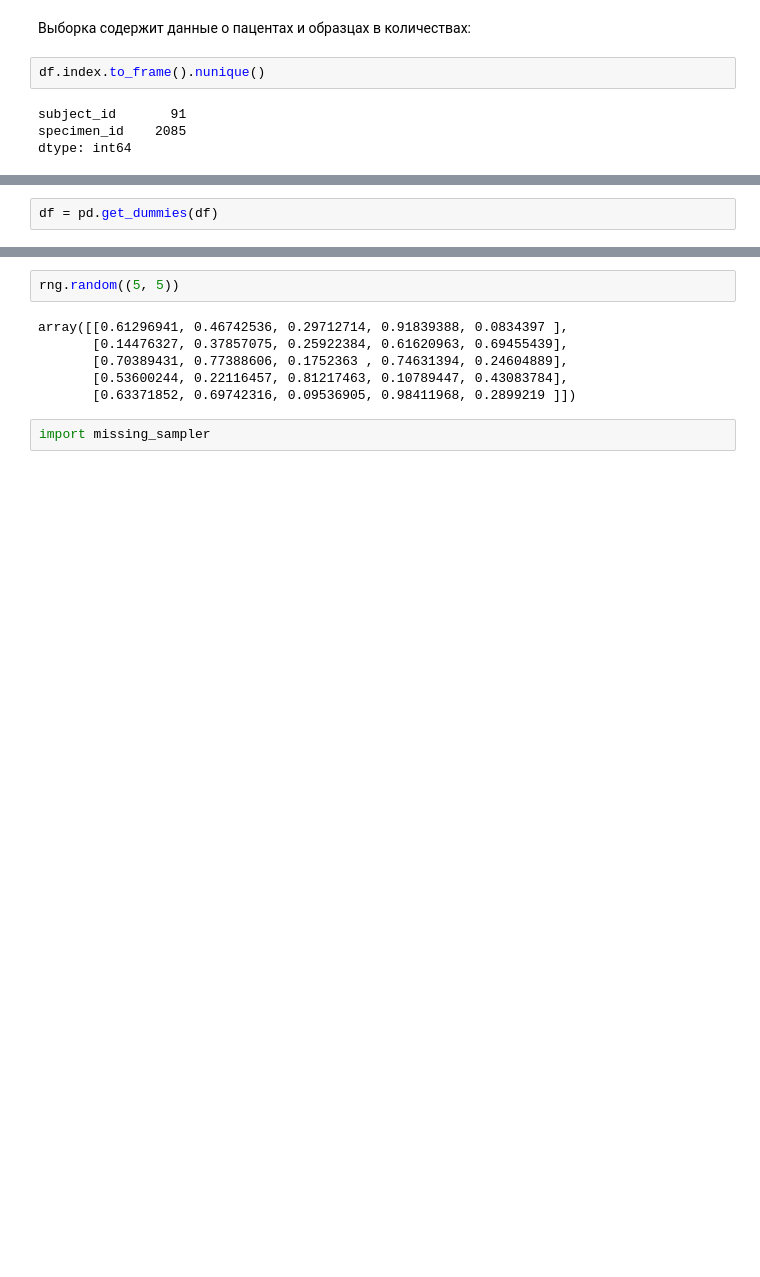
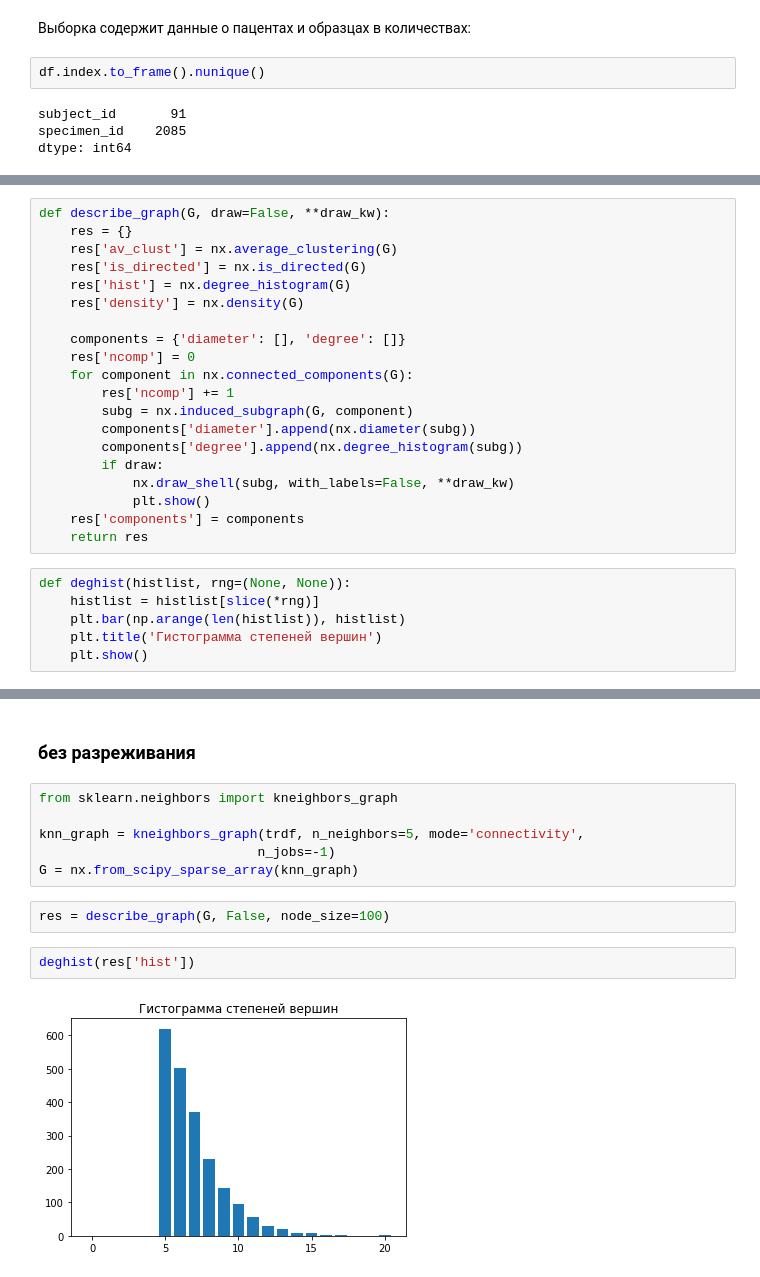
Before and after one commit to leostre/labevent, a Jupyter notebook: src/wide_format_EDA.ipynb, the cells around one changed output, grey strips where cells are left out. Drawn from its saved outputs; the diff is of its cells as text; blank space fills up the shorter version.

Commit message:
different graph initializations

```diff
--- a/src/wide_format_EDA.ipynb
+++ b/src/wide_format_EDA.ipynb
@@ -33,3 +67,27 @@ df.loc[:, cols] = df[cols].astype(int)
+# %%
+def describe_graph(G, draw=False, **draw_kw):
+    res = {}
+    res['av_clust'] = nx.average_clustering(G)
+    res['is_directed'] = nx.is_directed(G)
+    res['hist'] = nx.degree_histogram(G)
+    res['density'] = nx.density(G)
+
+    components = {'diameter': [], 'degree': []}
+    res['ncomp'] = 0
+    for component in nx.connected_components(G):
+        res['ncomp'] += 1
+        subg = nx.induced_subgraph(G, component)
+        components['diameter'].append(nx.diameter(subg))
+        components['degree'].append(nx.degree_histogram(subg))
+        if draw:
+            nx.draw_shell(subg, with_labels=False, **draw_kw)
+            plt.show()
+    res['components'] = components
+    return res
 # %%
-df = pd.get_dummies(df)
+def deghist(histlist, rng=(None, None)):
+    histlist = histlist[slice(*rng)]
+    plt.bar(np.arange(len(histlist)), histlist)
+    plt.title('Гистограмма степеней вершин')
+    plt.show()
 # %%
@@ -44,11 +109,15 @@ array([[0.28007596, 0.46114671, 0.12171969, 0.52260835, 0.40916841],
+# %% [markdown]
+### без разреживания
 # %%
-rng.random((5, 5))
+from sklearn.neighbors import kneighbors_graph
+
+knn_graph = kneighbors_graph(trdf, n_neighbors=5, mode='connectivity',
+                            n_jobs=-1)
+G = nx.from_scipy_sparse_array(knn_graph)
-# %% [output]
-array([[0.61296941, 0.46742536, 0.29712714, 0.91839388, 0.0834397 ],
-       [0.14476327, 0.37857075, 0.25922384, 0.61620963, 0.69455439],
-       [0.70389431, 0.77388606, 0.1752363 , 0.74631394, 0.24604889],
-       [0.53600244, 0.22116457, 0.81217463, 0.10789447, 0.43083784],
-       [0.63371852, 0.69742316, 0.09536905, 0.98411968, 0.2899219 ]])
+# %%
+res = describe_graph(G, False, node_size=100)
 # %%
-import missing_sampler
+deghist(res['hist'])
+# %% [output]
+[figure, added]
 # %%
```
Also changed, not shown: parts of 40 cells of this notebook, 1 other file.
